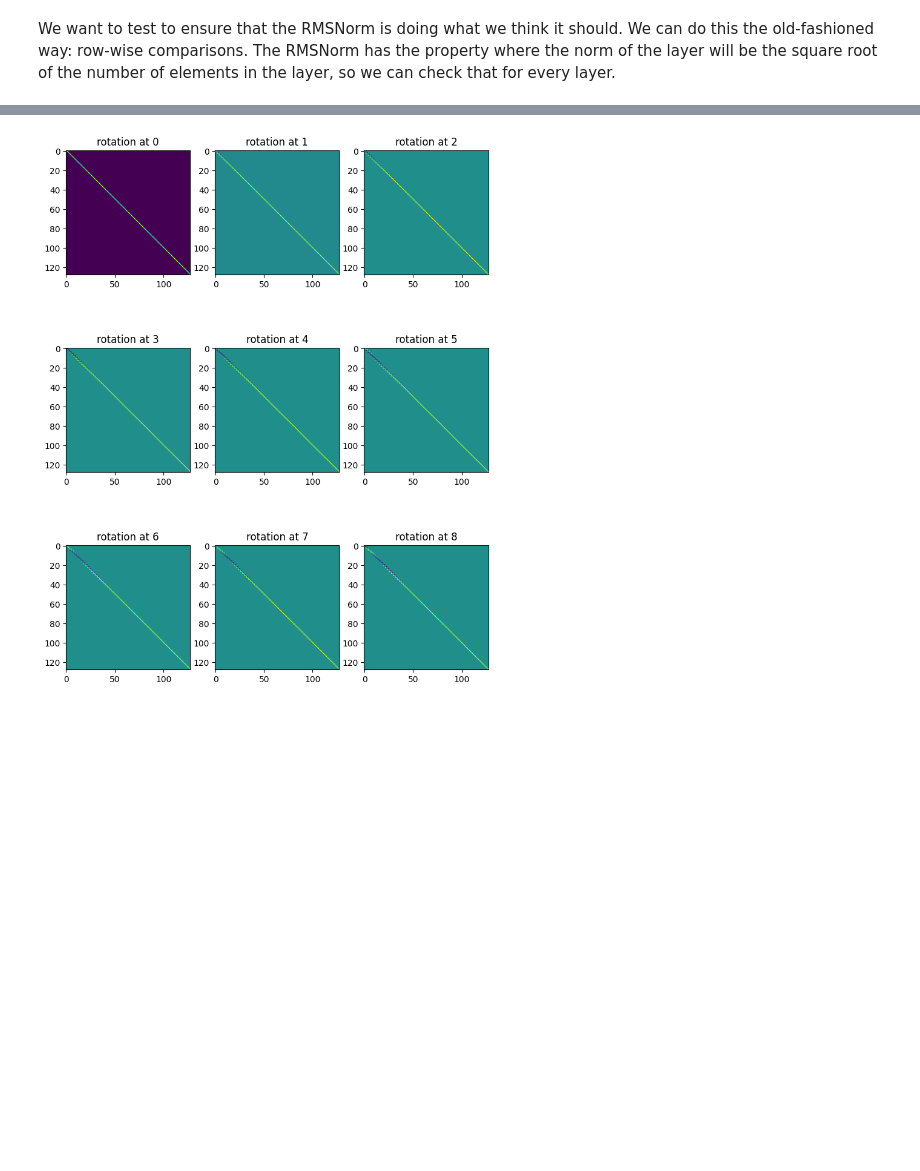
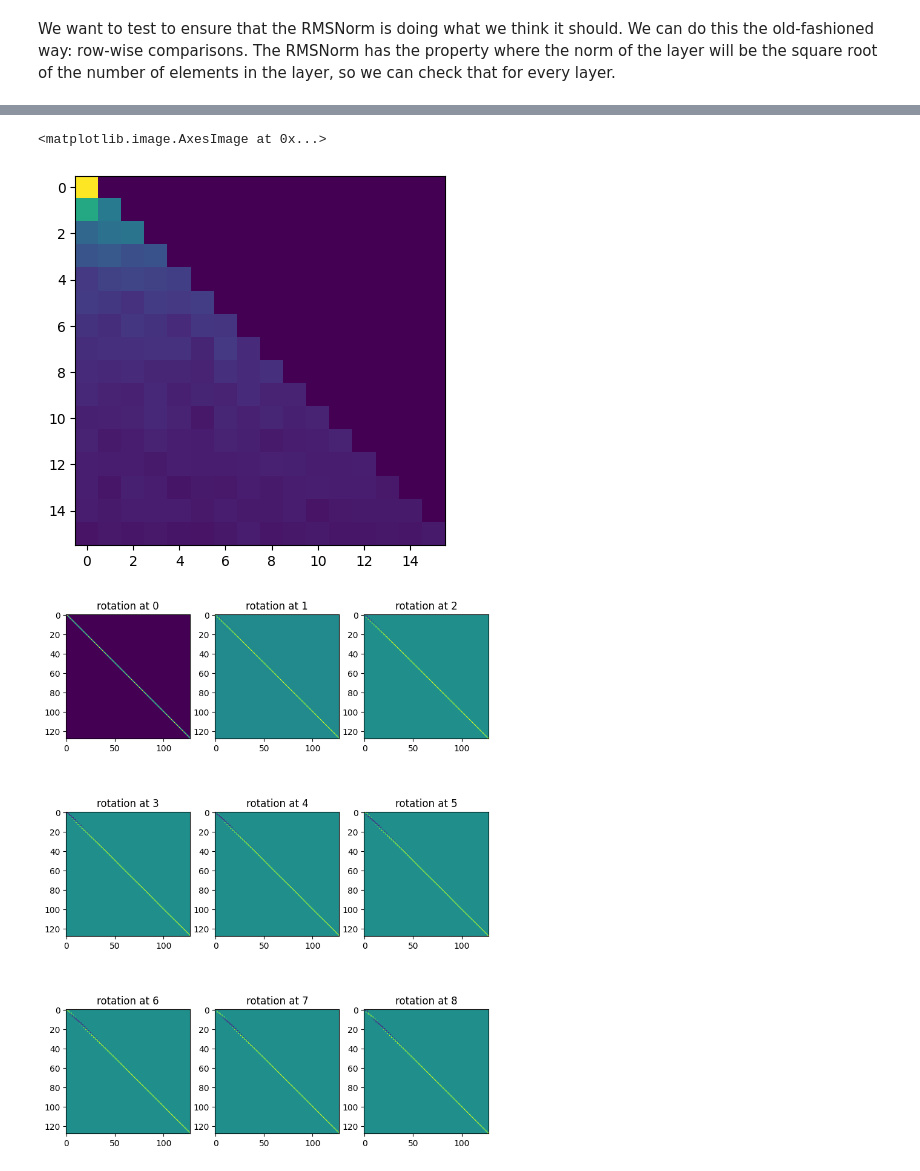
Before and after one commit to bkitano/llama-from-scratch, a Jupyter notebook: llama2.ipynb, the cells around one changed output, grey strips where cells are left out. Cells and saved outputs as stored; diff of their text form; code cells hidden in the pictures; blank space fills up the shorter version.

```diff
--- a/llama2.ipynb
+++ b/llama2.ipynb
@@ -349,4 +579,11 @@ assert torch.allclose(ffx, g)
 # %%
+config = {
+    'batch_size': 10,
+    'd_model': 512,
+    'n_heads': 8,
+    'context_window': 16,
+}
+
 class RoPEAttention(nn.Module):
     def __init__(self, config):
         super().__init__()
@@ -356,7 +593,7 @@ class RoPEAttention(nn.Module):
         self.w_v = nn.Linear(config['d_model'], config['d_model'])
 
         self.multihead = nn.MultiheadAttention(config['d_model'], config['n_heads'], dropout=0.1, batch_first=True)
-        self.rms = RMSNorm(config['d_model'])
+        self.rms = RMSNorm((config['batch_size'], config['context_window'], config['d_model']))
 
     def get_rotary_matrix(self, x):
         b, m, d = x.shape
@@ -367,36 +604,40 @@ class RoPEAttention(nn.Module):
                 m_theta = position * theta
                 R[2*i,2*i, position] = np.cos(m_theta)
                 R[2*i,2*i+1, position] = - np.sin(m_theta)
                 R[2*i+1,2*i, position] = np.sin(m_theta)
                 R[2*i+1,2*i+1, position] = np.cos(m_theta)
         return R
 
     def forward(self, x, return_attn_weights=False):
         b,m,d = x.shape
         x = self.rms(x)
 
         R = self.get_rotary_matrix(x)
         x_rotated = torch.zeros_like(x)
         for position in range(m):
             x_rotated[:,position,:] = torch.matmul(x[:,position,:], R[:,:,position])
 
         q = self.w_q(x_rotated)
         k = self.w_k(x_rotated)
         v = self.w_v(x_rotated)
 
-        causal_mask = torch.tril(torch.ones(m,m), requires_grad=False)
-        plt.imshow(causal_mask)
-
         activations, attn_weights = self.multihead(
             q,k,v,
             attn_mask=nn.Transformer.generate_square_subsequent_mask(m),
             is_causal=True
         )
         if return_attn_weights:
             return x + activations, attn_weights
         return x + activations
 
 m = RoPEAttention(config)
+batch = torch.randn((config['batch_size'], config['context_window'], config['d_model']))
+
+outputs, attention_weights = m(batch, return_attn_weights=True)
+plt.imshow(attention_weights[0].detach().numpy())
+# %% [output]
+<matplotlib.image.AxesImage at 0x...>
+[figure, added]
 # %%
 config = {
     "n_heads": 8,
```
Also changed, not shown: parts of 15 cells of this notebook.
